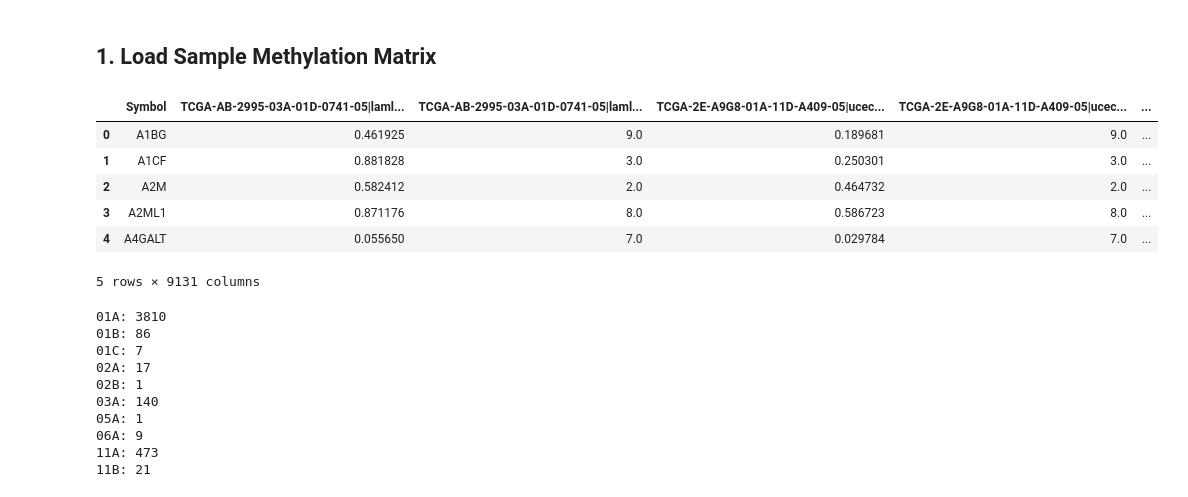
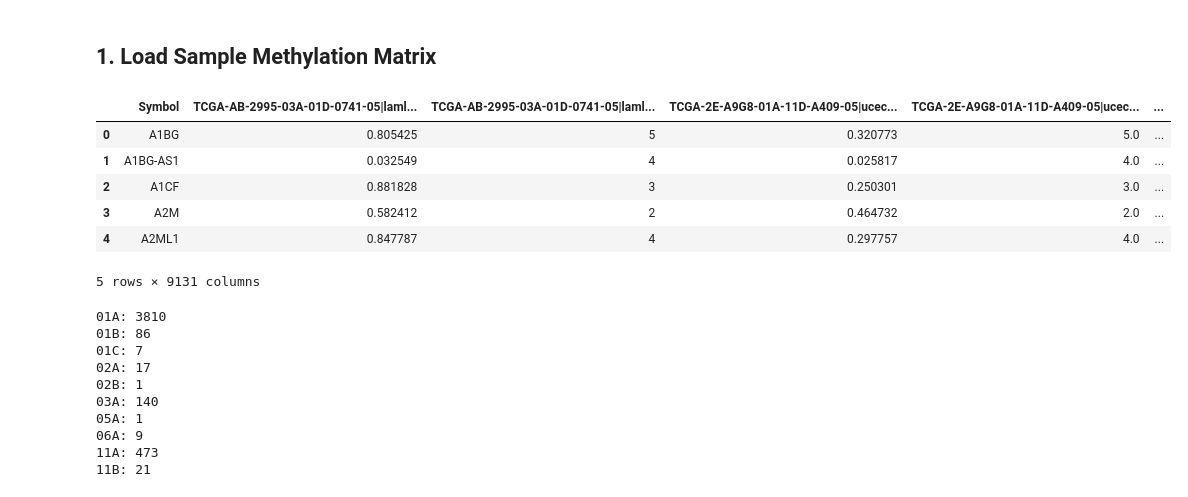
Before and after one commit to schulter/EMOGI, a Jupyter notebook: pancancer/methylation/build_methylation_container.ipynb, the cells around one changed output. Cells and saved outputs as stored; diff of their text form; code cells hidden in the pictures.

```diff
--- a/pancancer/methylation/build_methylation_container.ipynb
+++ b/pancancer/methylation/build_methylation_container.ipynb
@@ -11,18 +15,18 @@ import seaborn, h5py
 # %% [markdown]
 ## 1. Load Sample Methylation Matrix
 # %%
-meth_all_samples = pd.read_csv('../../data/pancancer/TCGA/methylation/methylation_sample_matrix_450_tcgaannot.tsv',
+meth_all_samples = pd.read_csv('../../data/pancancer/TCGA/methylation/methylation_sample_matrix_450_tcgafiveprimeT_1000bp.tsv',
                                sep='\t')
 # rename first column to 'Symbol'
 meth_all_samples.columns = ['Symbol'] + meth_all_samples.columns[1:].tolist()
 meth_all_samples.head()
 # %% [output]
 |  | Symbol | TCGA-AB-2995-03A-01D-0741-05|laml... | TCGA-AB-2995-03A-01D-0741-05|laml... | TCGA-2E-A9G8-01A-11D-A409-05|ucec... | TCGA-2E-A9G8-01A-11D-A409-05|ucec... | ... |
-| 0 | A1BG | 0.461925 | 9.0 | 0.189681 | 9.0 | ... |
-| 1 | A1CF | 0.881828 | 3.0 | 0.250301 | 3.0 | ... |
-| 2 | A2M | 0.582412 | 2.0 | 0.464732 | 2.0 | ... |
-| 3 | A2ML1 | 0.871176 | 8.0 | 0.586723 | 8.0 | ... |
-| 4 | A4GALT | 0.055650 | 7.0 | 0.029784 | 7.0 | ... |
+| 0 | A1BG | 0.805425 | 5 | 0.320773 | 5.0 | ... |
+| 1 | A1BG-AS1 | 0.032549 | 4 | 0.025817 | 4.0 | ... |
+| 2 | A1CF | 0.881828 | 3 | 0.250301 | 3.0 | ... |
+| 3 | A2M | 0.582412 | 2 | 0.464732 | 2.0 | ... |
+| 4 | A2ML1 | 0.847787 | 4 | 0.297757 | 4.0 | ... |
 5 rows × 9131 columns
 # %%
 barcodes = [n.split('|')[0] for n in meth_all_samples.columns[1:] if "mean_beta_value_promoter" in n]
```
Also changed, not shown: parts of 10 cells of this notebook, 4 other files.
